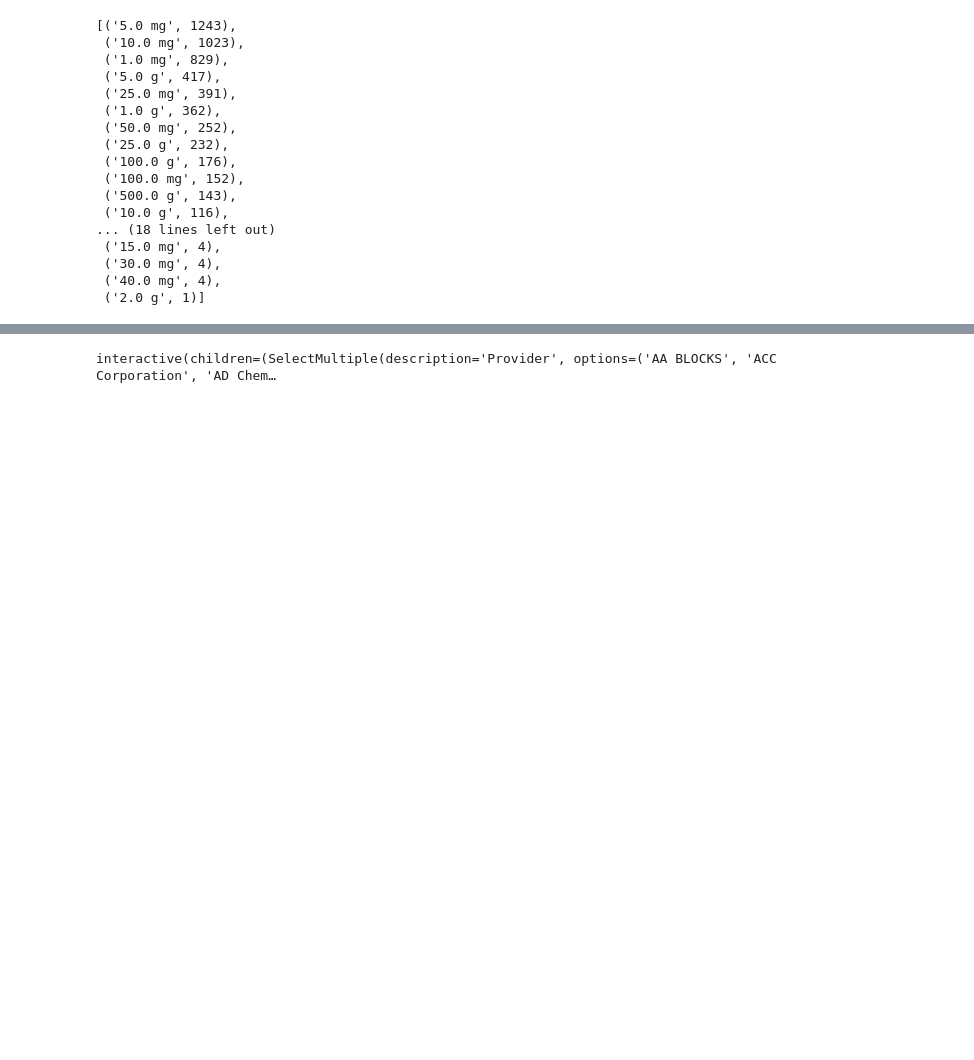
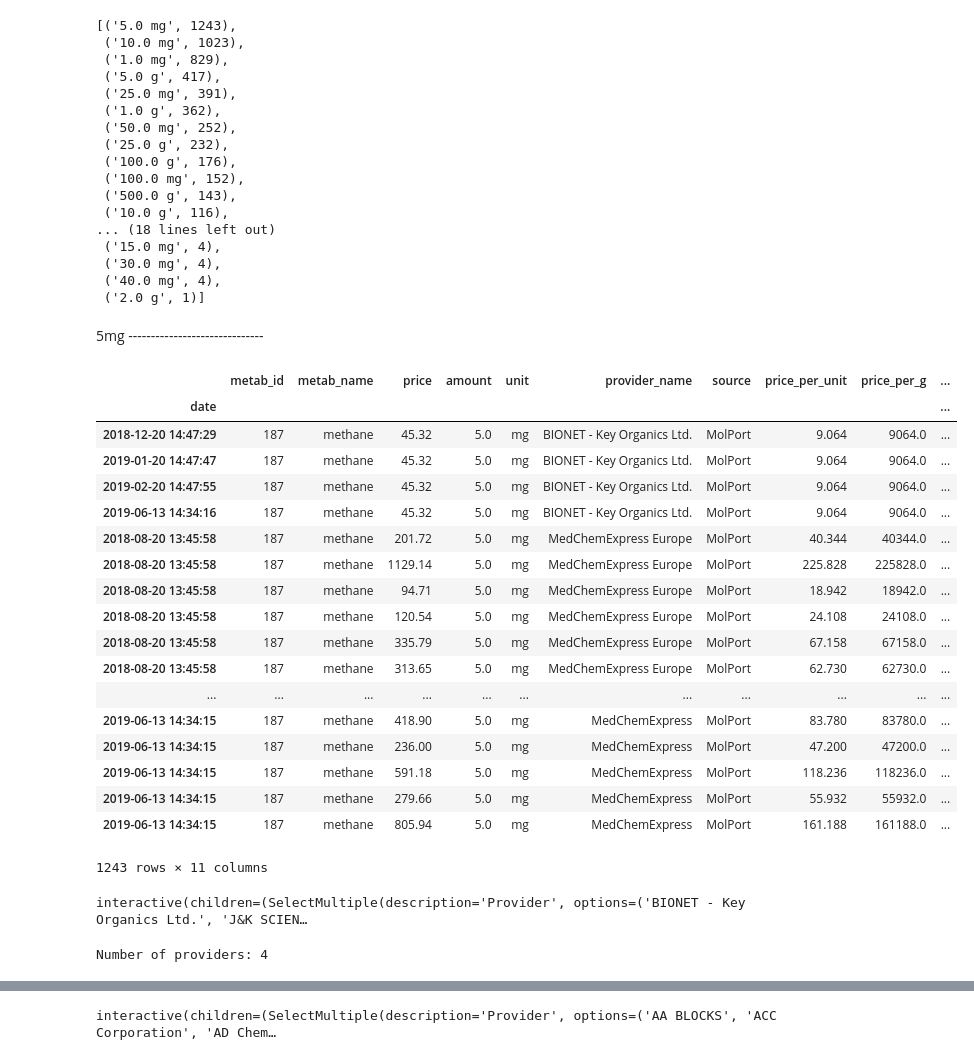
Before and after one commit to SofiaMM/bioanalysis, a Jupyter notebook: graphs_test/11-19/StudyCase1175-final_allgraphs--better.ipynb, the cells around one changed output, grey strips where cells are left out. Saved outputs shown, nothing was run; the diff lists cells and outputs as text; code cells hidden in the pictures; blank space fills up the shorter version.

```diff
--- a/graphs_test/11-19/StudyCase1175-final_allgraphs--better.ipynb
+++ b/graphs_test/11-19/StudyCase1175-final_allgraphs--better.ipynb
@@ -2019,3 +2019,38 @@ Most common configuration in this metabolite: 5.0 mg (1243 prices)
  ('30.0 mg', 4),
  ('40.0 mg', 4),
  ('2.0 g', 1)]
+# %% [markdown]
+5mg ------------------------------
+# %%
+# Limiting the dataframe to just prices with 5mg
+
+df_caseStudy_187_5mg = filtered_df(df_caseStudy_187, sorted_dict_187, 0)
+df_caseStudy_187_5mg
+# %% [output]
+|  | metab_id | metab_name | price | amount | unit | provider_name | source | price_per_unit | price_per_g | ... |
+| date |  |  |  |  |  |  |  |  |  | ... |
+| 2018-12-20 14:47:29 | 187 | methane | 45.32 | 5.0 | mg | BIONET - Key Organics Ltd. | MolPort | 9.064 | 9064.0 | ... |
+| 2019-01-20 14:47:47 | 187 | methane | 45.32 | 5.0 | mg | BIONET - Key Organics Ltd. | MolPort | 9.064 | 9064.0 | ... |
+| 2019-02-20 14:47:55 | 187 | methane | 45.32 | 5.0 | mg | BIONET - Key Organics Ltd. | MolPort | 9.064 | 9064.0 | ... |
+| 2019-06-13 14:34:16 | 187 | methane | 45.32 | 5.0 | mg | BIONET - Key Organics Ltd. | MolPort | 9.064 | 9064.0 | ... |
+| 2018-08-20 13:45:58 | 187 | methane | 201.72 | 5.0 | mg | MedChemExpress Europe | MolPort | 40.344 | 40344.0 | ... |
+| 2018-08-20 13:45:58 | 187 | methane | 1129.14 | 5.0 | mg | MedChemExpress Europe | MolPort | 225.828 | 225828.0 | ... |
+| 2018-08-20 13:45:58 | 187 | methane | 94.71 | 5.0 | mg | MedChemExpress Europe | MolPort | 18.942 | 18942.0 | ... |
+| 2018-08-20 13:45:58 | 187 | methane | 120.54 | 5.0 | mg | MedChemExpress Europe | MolPort | 24.108 | 24108.0 | ... |
+| 2018-08-20 13:45:58 | 187 | methane | 335.79 | 5.0 | mg | MedChemExpress Europe | MolPort | 67.158 | 67158.0 | ... |
+| 2018-08-20 13:45:58 | 187 | methane | 313.65 | 5.0 | mg | MedChemExpress Europe | MolPort | 62.730 | 62730.0 | ... |
+| ... | ... | ... | ... | ... | ... | ... | ... | ... | ... | ... |
+| 2019-06-13 14:34:15 | 187 | methane | 418.90 | 5.0 | mg | MedChemExpress | MolPort | 83.780 | 83780.0 | ... |
+| 2019-06-13 14:34:15 | 187 | methane | 236.00 | 5.0 | mg | MedChemExpress | MolPort | 47.200 | 47200.0 | ... |
+| 2019-06-13 14:34:15 | 187 | methane | 591.18 | 5.0 | mg | MedChemExpress | MolPort | 118.236 | 118236.0 | ... |
+| 2019-06-13 14:34:15 | 187 | methane | 279.66 | 5.0 | mg | MedChemExpress | MolPort | 55.932 | 55932.0 | ... |
+| 2019-06-13 14:34:15 | 187 | methane | 805.94 | 5.0 | mg | MedChemExpress | MolPort | 161.188 | 161188.0 | ... |
+1243 rows × 11 columns
+# %%
+create_ts(df_caseStudy_187_5mg,'provider','lines')
+# %% [output]
+interactive(children=(SelectMultiple(description='Provider', options=('BIONET - Key Organics Ltd.', 'J&K SCIEN…
+# %%
+print('Number of providers:', df_caseStudy_187_5mg.provider_name.nunique())
+# %% [output]
+Number of providers: 4
```
Also changed, not shown: parts of 47 cells of this notebook, 7 other files.
